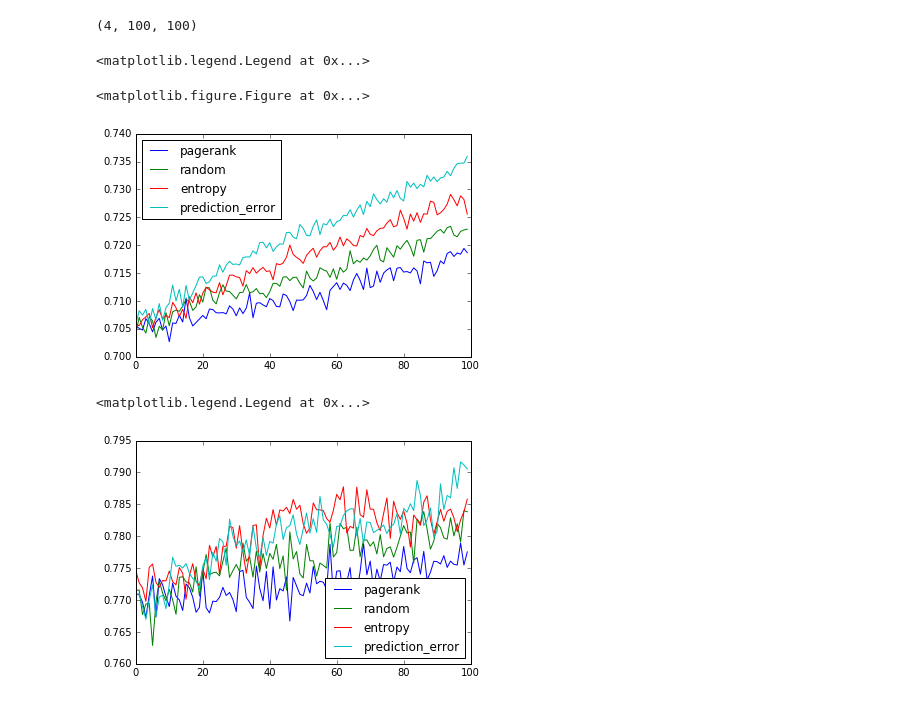
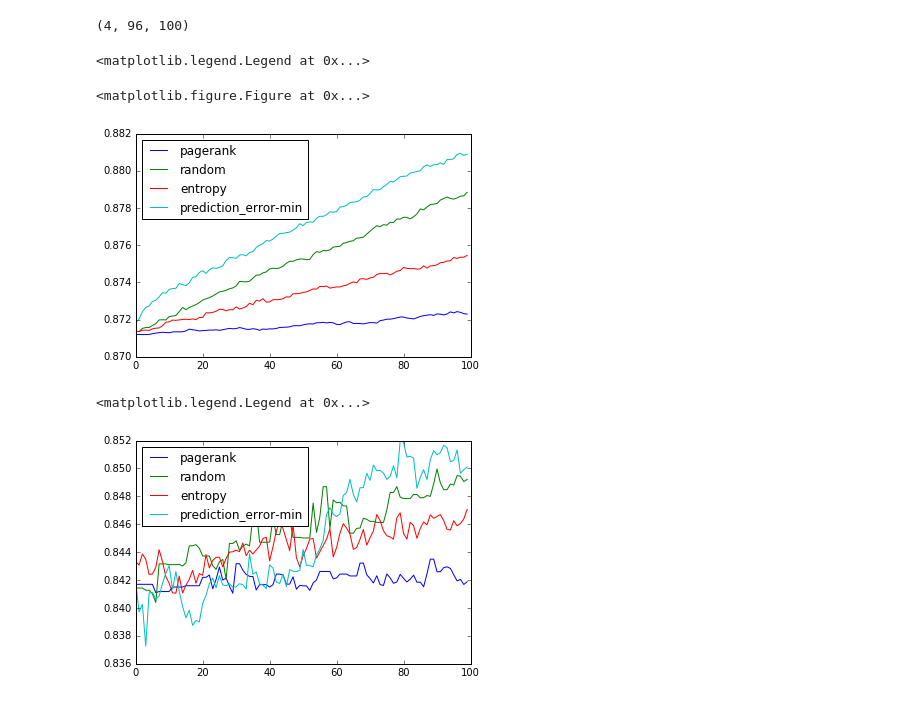
Before and after one commit to xiaohan2012/active-cascade-reconstruction, a Jupyter notebook: average_precision_score.ipynb, the cells around one changed output. Saved outputs shown, nothing was run; the diff lists cells and outputs as text; code cells hidden in the pictures.

```diff
--- a/average_precision_score.ipynb
+++ b/average_precision_score.ipynb
@@ -26,9 +26,9 @@ parser.add_argument('-c', '--cascade_pattern', help='graph name')
 
 # graph_name = args.graph
 graph_name = 'grqc'
-cascade_pattern = 'grqc-s0.2-o0.1'
-
-inf_proba_dirname = 'outputs/inf_probas/{}'.format(cascade_pattern)
+cascade_pattern = 'grqc'
+sampling_method = 'loop_erased'
+inf_proba_dirname = 'outputs/inf_probas/{}/{}'.format(graph_name, sampling_method)
 
 
 g = load_graph_by_name(graph_name)
@@ -36,7 +36,7 @@ g = load_graph_by_name(graph_name)
 cascades = load_cascades('cascade/' + cascade_pattern)
 
 
-methods = ['pagerank', 'random', 'entropy', 'prediction_error']
+methods = ['pagerank', 'random', 'entropy', 'prediction_error-min']
 # %%
 cascades = load_cascades('cascade/' + cascade_pattern)
 
@@ -74,4 +74,4 @@ scores_3d = np.array([scores_by_method[m] for m in methods])
 # %%
 scores_3d.shape # method, rounds, queries
 # %% [output]
-(4, 100, 100)
+(4, 96, 100)
@@ -80,17 +78,17 @@ target_method_index = methods.index('prediction_error')
 # %%
 from matplotlib import pyplot as plt
 
 plt.clf()
 fig = plt.figure()
 for method in methods:
     scores = np.array(scores_by_method[method], dtype=np.float32)
-    mean_scores = np.median(scores, axis=0)
+    mean_scores = np.mean(scores, axis=0)
     # print(np.std(scores,axis=0))
     plt.plot(mean_scores)
     plt.hold(True)
 plt.legend(methods, loc='best')
 # %% [output]
 <matplotlib.legend.Legend at 0x...>
 <matplotlib.figure.Figure at 0x...>
-[figure, old version]
+[figure, new version]
 # %%
@@ -103,4 +101,4 @@ for scores in scores_3d[:, 0, :]:
 plt.legend(methods, loc='best')
 # %% [output]
 <matplotlib.legend.Legend at 0x...>
-[figure, old version]
+[figure, new version]
```
Also changed, not shown: parts of 2 cells of this notebook, 7 other files.
